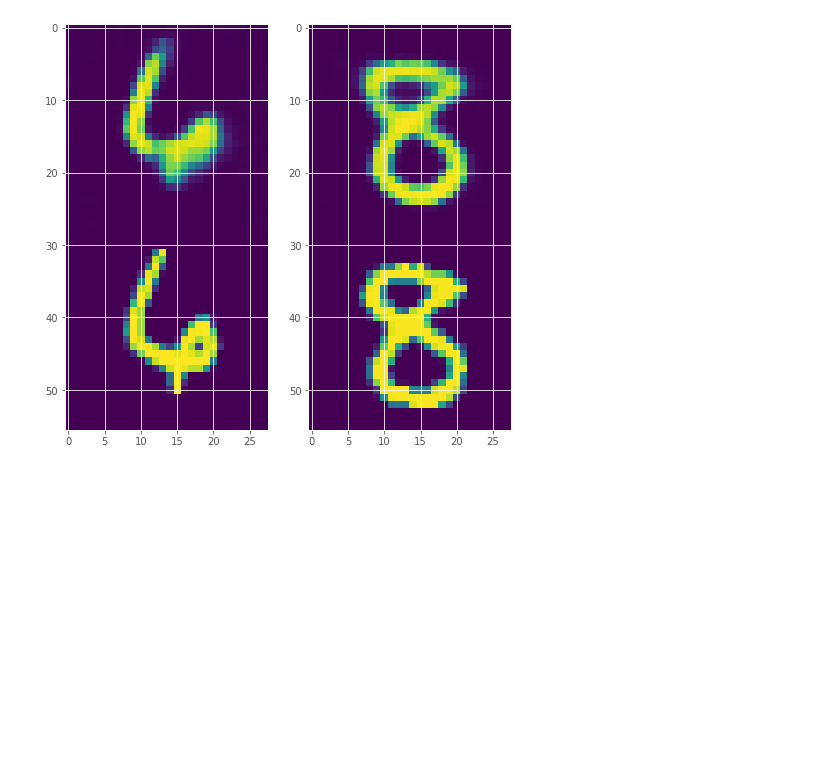
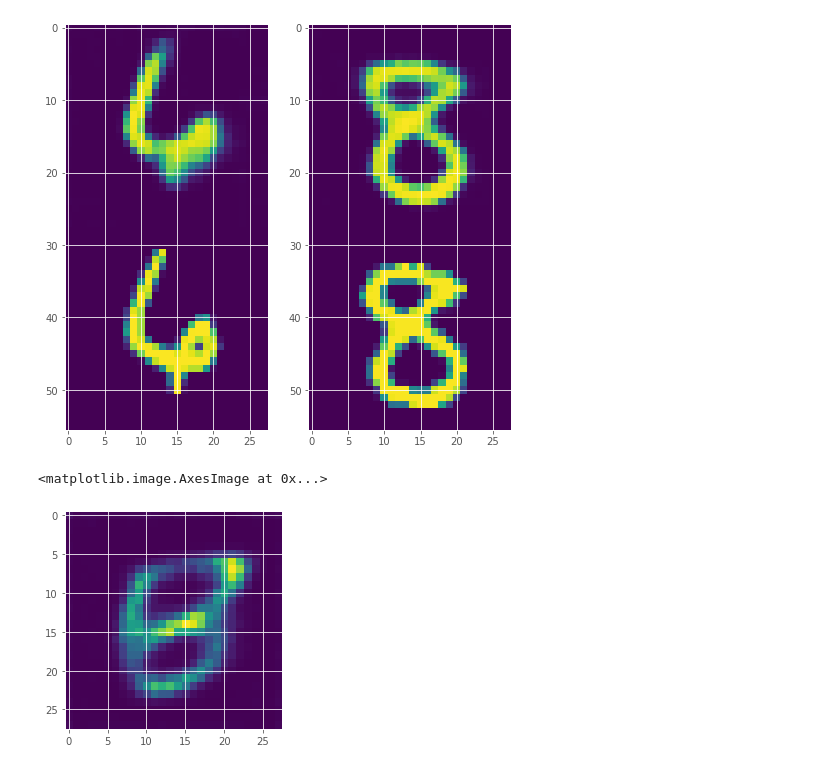
Before and after one commit to balcomes/keras-autoencoders, a Jupyter notebook: train_conv_autoencoder.ipynb, the cells around one changed output. Drawn from its saved outputs; the diff is of its cells as text; code cells hidden in the pictures; blank space fills up the shorter version.

```diff
--- a/train_conv_autoencoder.ipynb
+++ b/train_conv_autoencoder.ipynb
@@ -189,6 +189,11 @@ for i in range(1, columns*rows + 1):
 plt.show()
 # %% [output]
 [figure]
+# %%
+plt.imshow(autoencoder.predict(np.asarray(np.random.random(28*28).reshape([1,28,28,1])))[0,:,:,0])
+# %% [output]
+<matplotlib.image.AxesImage at 0x...>
+[figure, added]
 # %%
 #!tf_upgrade_v2 \
 #  --intree my_project/ \
```
